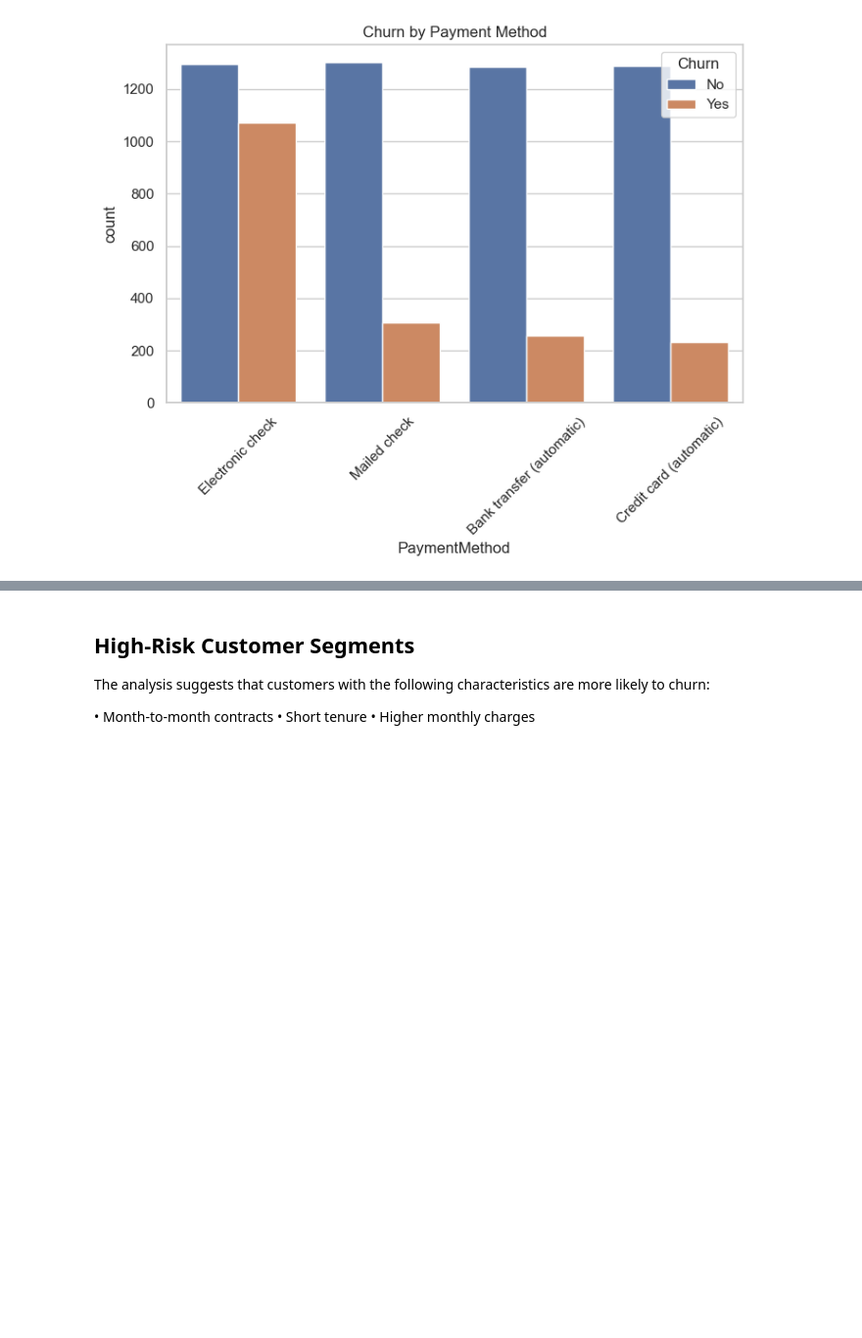
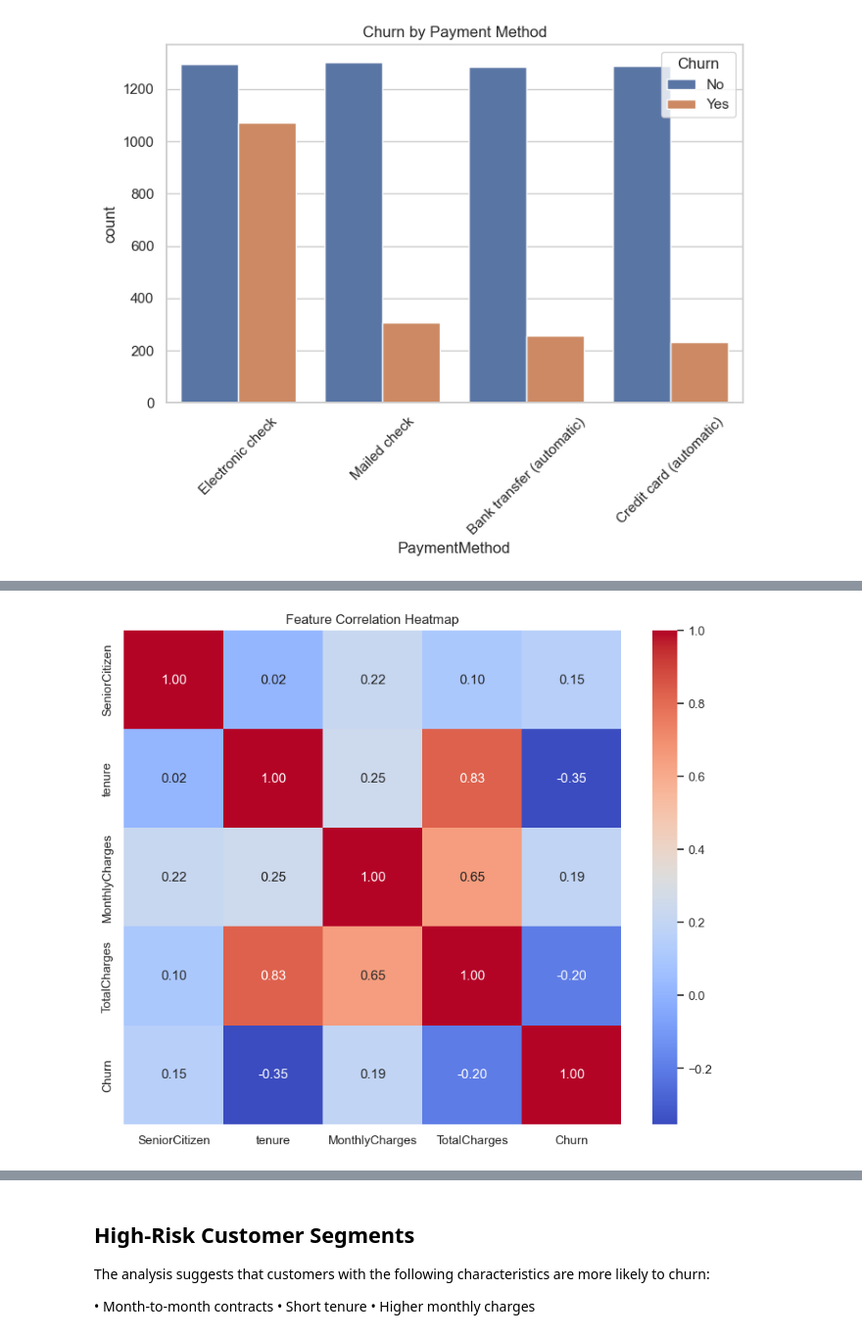
Before and after one commit to dvhanh-code/data-analyst-portfolio, a Jupyter notebook: projects/customer-churn-analysis/churn_analysis.ipynb, the cells around one changed output, grey strips where cells are left out. Shown at 98% size. Cells and saved outputs as stored; diff of their text form; code cells hidden in the pictures; blank space fills up the shorter version.

Commit message:
churn analysis update

```diff
--- a/projects/customer-churn-analysis/churn_analysis.ipynb
+++ b/projects/customer-churn-analysis/churn_analysis.ipynb
@@ -190,0 +201,25 @@ plt.show()
+# %%
+df["Churn"] = df["Churn"].map({"No": 0, "Yes": 1})
+# %%
+df["TotalCharges"] = pd.to_numeric(df["TotalCharges"], errors="coerce")
+# %%
+numeric_df = df.select_dtypes(include=["int64", "float64"])
+# %%
+corr = numeric_df.corr()
+# %%
+plt.figure(figsize=(10,8))
+
+sns.heatmap(
+    corr,
+    annot=True,
+    cmap="coolwarm",
+    fmt=".2f"
+)
+
+plt.title("Feature Correlation Heatmap")
+
+plt.savefig("images/churn_correlation.png", dpi=300)
+
+plt.show()
+# %% [output]
+[figure, added]
```
Also changed, not shown: parts of 3 cells of this notebook, 3 other files.
